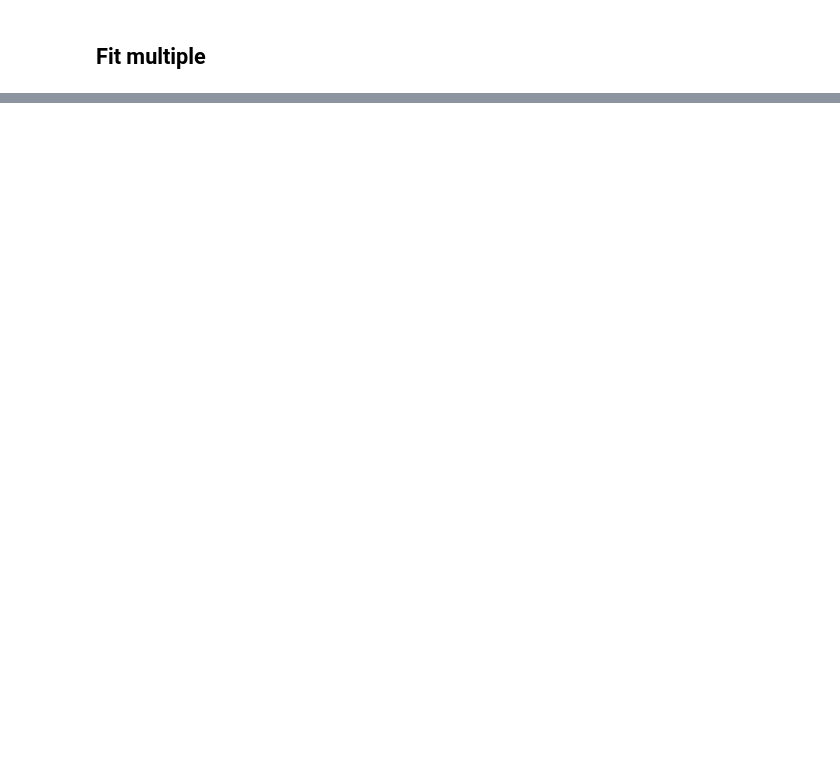
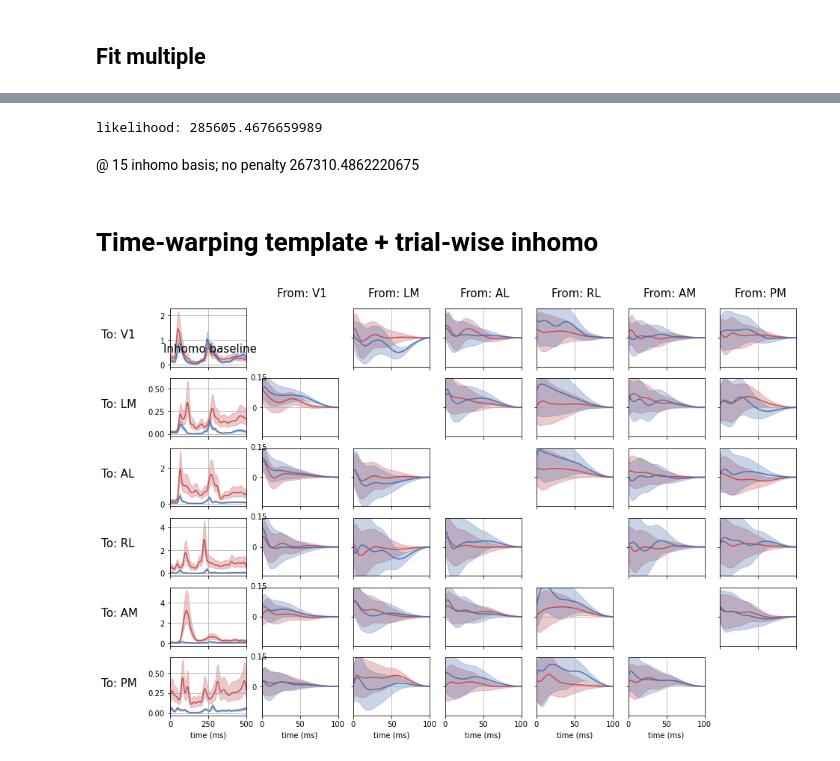
Before and after one commit to Qi-Xin/MultiNeuronGLM, a Jupyter notebook: shorter history.ipynb, the cells around one changed output, grey strips where cells are left out. Cells and saved outputs as stored; diff of their text form; code cells hidden in the pictures; blank space fills up the shorter version.

```diff
--- a/shorter history.ipynb
+++ b/shorter history.ipynb
@@ -57,8 +57,8 @@ tau = 10
 order = 2
 num_basis_baseline = 30
 max_iter = 10
-coupling_filter_params = {'peaks_max':10, 'num':6, 'nonlinear':0.3}
-self_coupling_filter_params = {'peaks_max':10, 'num':6, 'nonlinear':0.3}
+coupling_filter_params = {'peaks_max':50, 'num':6, 'nonlinear':0.3}
+self_coupling_filter_params = {'peaks_max':50, 'num':6, 'nonlinear':0.3}
 
 ################ No need to change below
 probe_list = V1.selected_probes
@@ -528,0 +300,9 @@ likelihood: 286974.19298072957
+# %%
+# Satured model
+total_nll = 0
+for i in range(6):
+    model = running_model_list[i]
+    total_nll += GLM.spike_trains_neg_log_likelihood(np.log(model.output+1e-5), model.output, max_spike=None)
+    model = stationary_model_list[i]
+    total_nll += GLM.spike_trains_neg_log_likelihood(np.log(model.output+1e-5), model.output, max_spike=None)
+print(f"Satured likelihood: {total_nll}")
@@ -528,0 +548,11 @@ likelihood: 286974.19298072957
+# %%
+total_nll = sum([running_model_list[i].aic for i in range(6)]) + sum([stationary_model_list[i].aic for i in range(6)])
+
+print(f"likelihood: {total_nll}")
+# %% [output]
+likelihood: 285605.4676659989
+# %% [markdown]
+@ 15 inhomo basis; no penalty
+267310.4862220675
+# %% [markdown]
+# Time-warping template + trial-wise inhomo
@@ -528,0 +633,5 @@ likelihood: 286974.19298072957
+# %%
+GLM.plot_filter_with_excursion(V1, stationary_filter, running_filter, inference=False, plot_baseline=True,
+                              plot_self=False)
+# %% [output]
+[figure, added]
```
Also changed, not shown: parts of 20 cells of this notebook, 1 other file.
